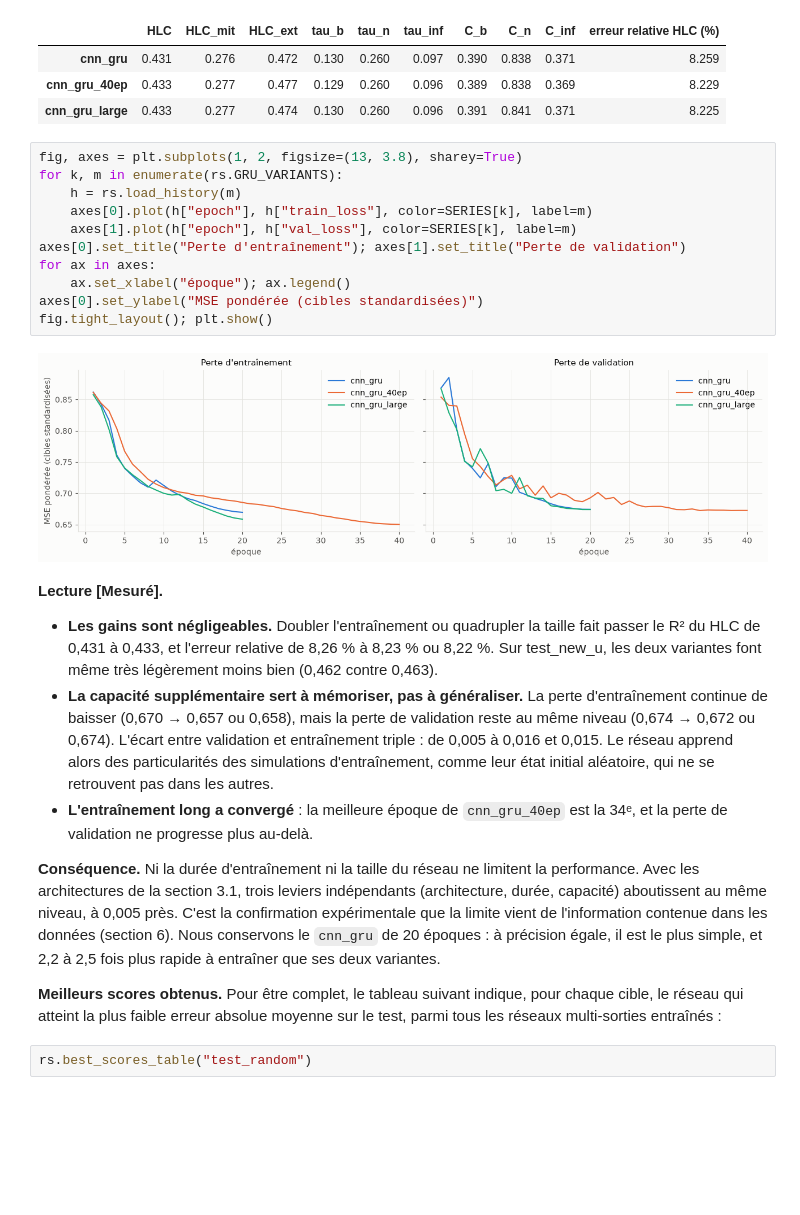
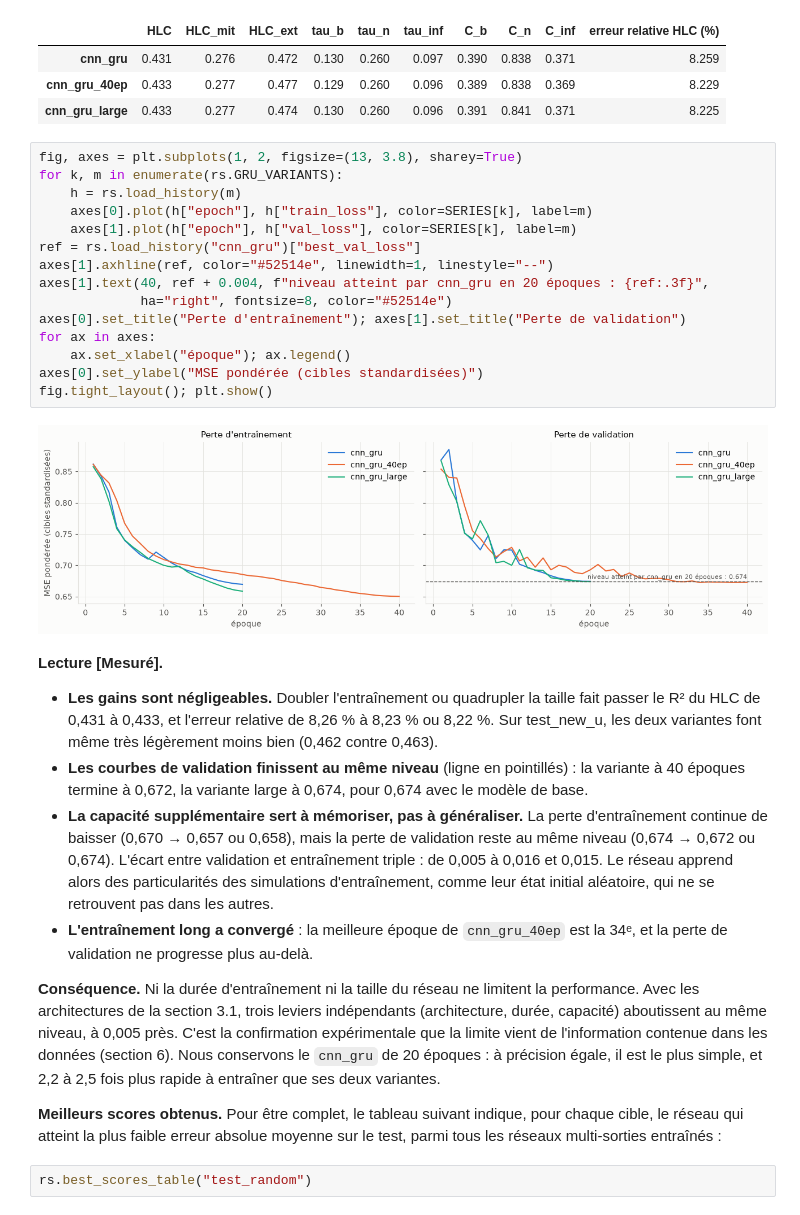
Before and after one commit to soufiane-ech/coEnergy-assessment, a Jupyter notebook: notebooks/02_modelisation.ipynb, the cells around one changed output. Cells and saved outputs as stored; diff of their text form; blank space fills up the shorter version.

Commit message:
new_plots

```diff
--- a/notebooks/02_modelisation.ipynb
+++ b/notebooks/02_modelisation.ipynb
@@ -324,19 +343,24 @@ rs.metric_table("test_random", "R²", list(rs.GRU_VARIANTS)).join(
 # %%
 fig, axes = plt.subplots(1, 2, figsize=(13, 3.8), sharey=True)
 for k, m in enumerate(rs.GRU_VARIANTS):
     h = rs.load_history(m)
     axes[0].plot(h["epoch"], h["train_loss"], color=SERIES[k], label=m)
     axes[1].plot(h["epoch"], h["val_loss"], color=SERIES[k], label=m)
+ref = rs.load_history("cnn_gru")["best_val_loss"]
+axes[1].axhline(ref, color="#52514e", linewidth=1, linestyle="--")
+axes[1].text(40, ref + 0.004, f"niveau atteint par cnn_gru en 20 époques : {ref:.3f}",
+             ha="right", fontsize=8, color="#52514e")
 axes[0].set_title("Perte d'entraînement"); axes[1].set_title("Perte de validation")
 for ax in axes:
     ax.set_xlabel("époque"); ax.legend()
 axes[0].set_ylabel("MSE pondérée (cibles standardisées)")
 fig.tight_layout(); plt.show()
 # %% [output]
-[figure, old version]
+[figure, new version]
 # %% [markdown]
 **Lecture [Mesuré].**
 - **Les gains sont négligeables.** Doubler l'entraînement ou quadrupler la taille fait passer le R² du HLC de 0,431 à 0,433, et l'erreur relative de 8,26 % à 8,23 % ou 8,22 %. Sur test_new_u, les deux variantes font même très légèrement moins bien (0,462 contre 0,463).
+- **Les courbes de validation finissent au même niveau** (ligne en pointillés) : la variante à 40 époques termine à 0,672, la variante large à 0,674, pour 0,674 avec le modèle de base.
 - **La capacité supplémentaire sert à mémoriser, pas à généraliser.** La perte d'entraînement continue de baisser (0,670 → 0,657 ou 0,658), mais la perte de validation reste au même niveau (0,674 → 0,672 ou 0,674). L'écart entre validation et entraînement triple : de 0,005 à 0,016 et 0,015. Le réseau apprend alors des particularités des simulations d'entraînement, comme leur état initial aléatoire, qui ne se retrouvent pas dans les autres.
 - **L'entraînement long a convergé** : la meilleure époque de `cnn_gru_40ep` est la 34ᵉ, et la perte de validation ne progresse plus au-delà.
 
```
Also changed, not shown: parts of 22 cells of this notebook, 2 other files.
